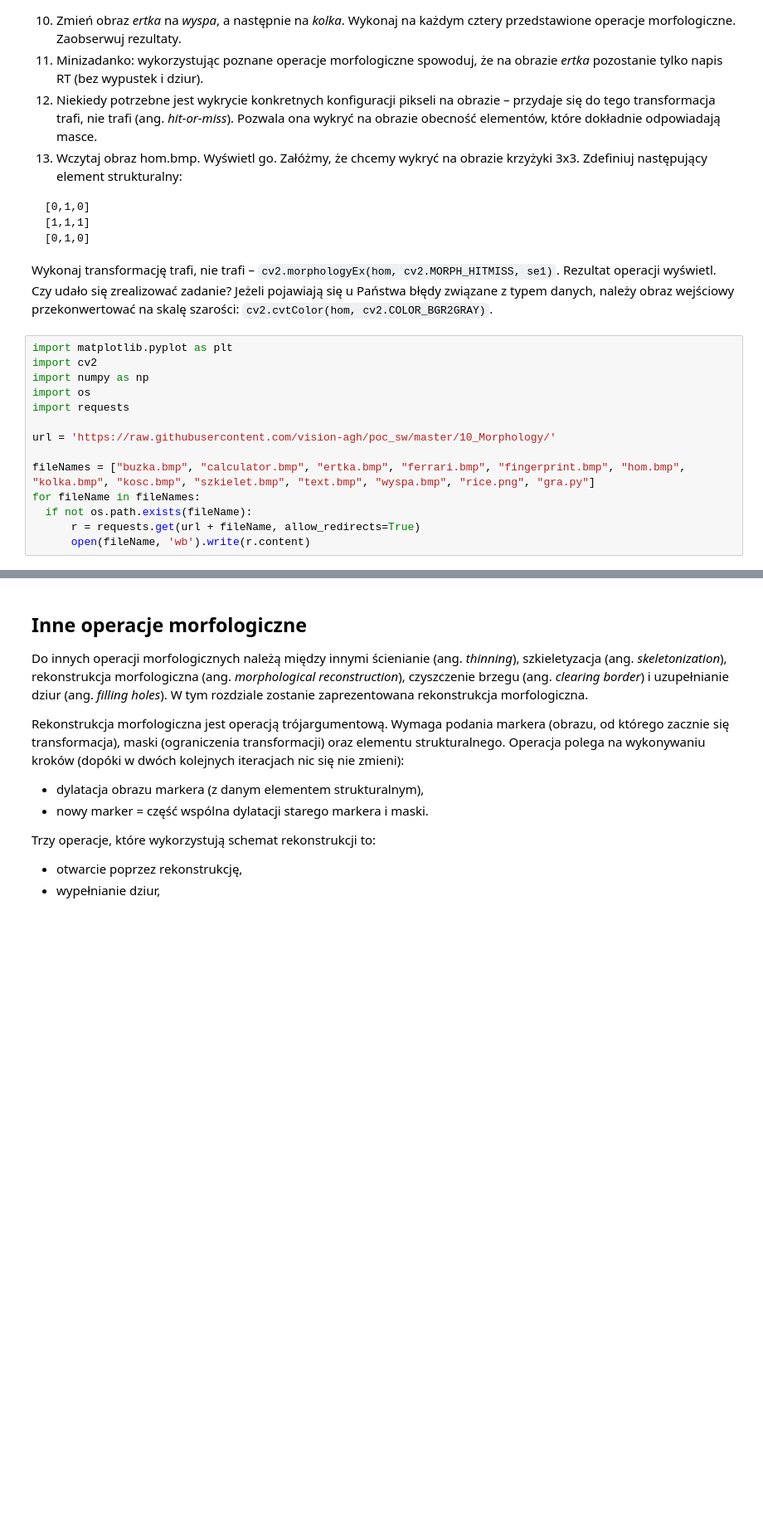
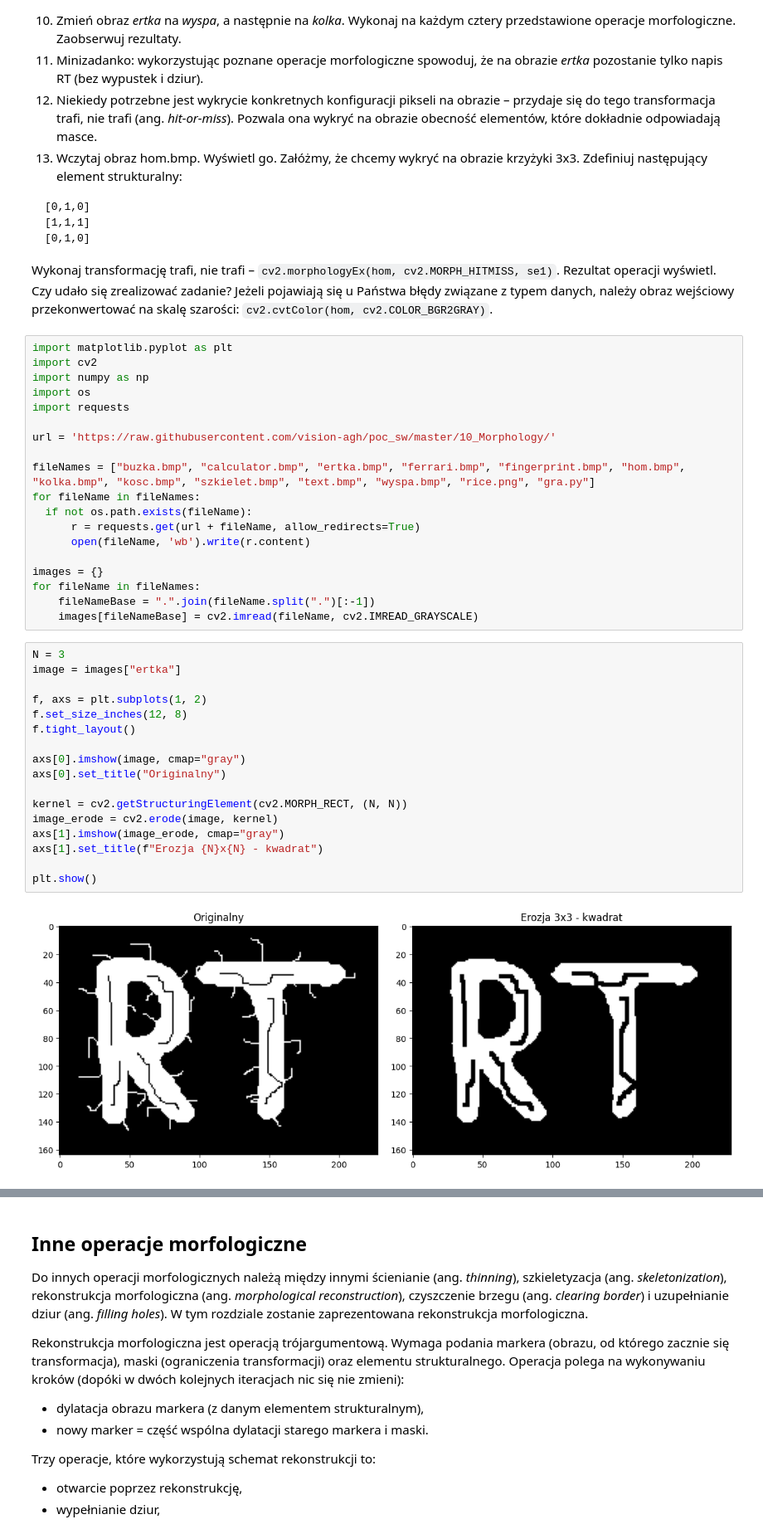
Before and after one commit to rmesek/wcpo-agh-2024, a Jupyter notebook: lab7/10_morphology.ipynb, the cells around one changed output, grey strips where cells are left out. Shown at 83% size. Cells and saved outputs as stored; diff of their text form; blank space fills up the shorter version.

```diff
--- a/lab7/10_morphology.ipynb
+++ b/lab7/10_morphology.ipynb
@@ -85,3 +85,27 @@ for fileName in fileNames:
   if not os.path.exists(fileName):
       r = requests.get(url + fileName, allow_redirects=True)
       open(fileName, 'wb').write(r.content)
+
+images = {}
+for fileName in fileNames:
+    fileNameBase = ".".join(fileName.split(".")[:-1])
+    images[fileNameBase] = cv2.imread(fileName, cv2.IMREAD_GRAYSCALE)
+# %%
+N = 3
+image = images["ertka"]
+
+f, axs = plt.subplots(1, 2)
+f.set_size_inches(12, 8)
+f.tight_layout()
+
+axs[0].imshow(image, cmap="gray")
+axs[0].set_title("Originalny")
+
+kernel = cv2.getStructuringElement(cv2.MORPH_RECT, (N, N))
+image_erode = cv2.erode(image, kernel)
+axs[1].imshow(image_erode, cmap="gray")
+axs[1].set_title(f"Erozja {N}x{N} - kwadrat")
+
+plt.show()
+# %% [output]
+[figure, added]
```
Also changed, not shown: parts of 9 cells of this notebook, 13 other files.
